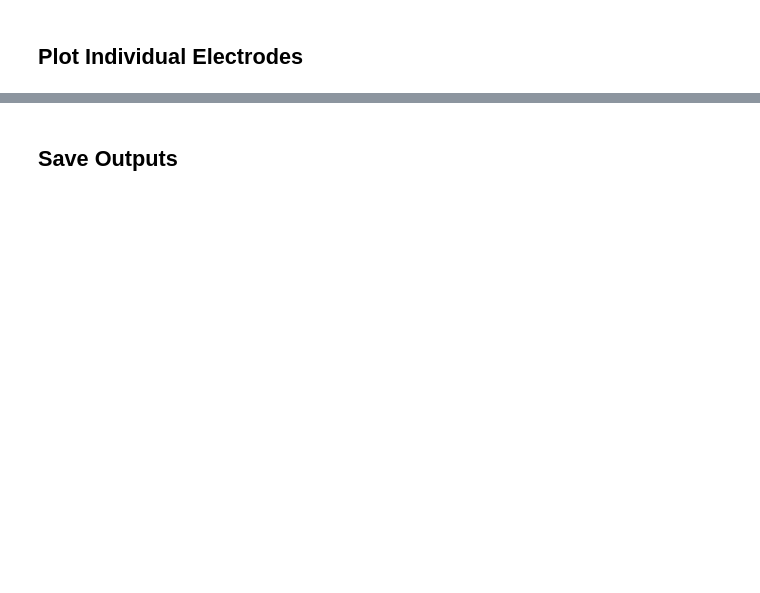
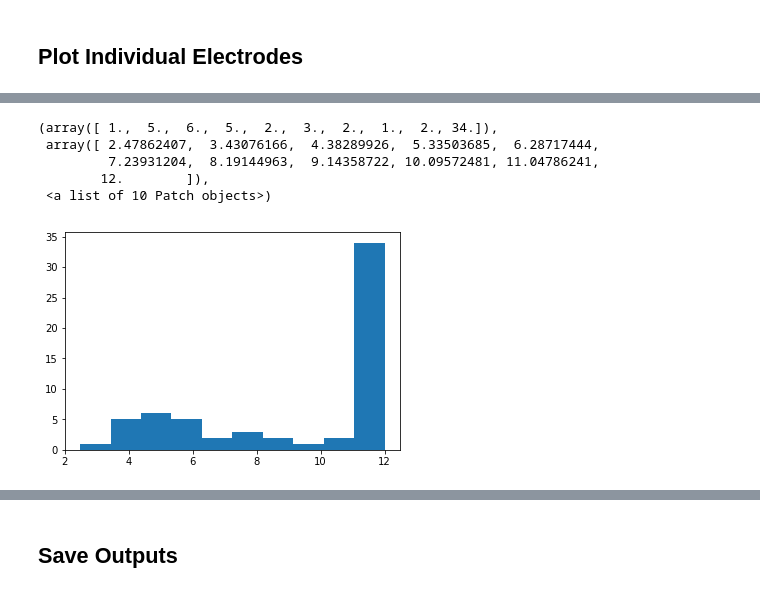
Before and after one commit to bentleylab/PRJ_Stroop, a Jupyter notebook: SBJ13b_FOOOF.ipynb, the cells around one changed output, grey strips where cells are left out. Drawn from its saved outputs; the diff is of its cells as text; code cells hidden in the pictures; blank space fills up the shorter version.

```diff
--- a/SBJ13b_FOOOF.ipynb
+++ b/SBJ13b_FOOOF.ipynb
@@ -58,0 +103,10 @@ fg.report(freqs,psds, [1,50])
+# %%
+bw = fg.get_all_data('peak_params','BW')
+plt.hist(bw[:,0])
+# %% [output]
+(array([ 1.,  5.,  6.,  5.,  2.,  3.,  2.,  1.,  2., 34.]),
+ array([ 2.47862407,  3.43076166,  4.38289926,  5.33503685,  6.28717444,
+         7.23931204,  8.19144963,  9.14358722, 10.09572481, 11.04786241,
+        12.        ]),
+ <a list of 10 Patch objects>)
+[figure, added]
```
Also changed, not shown: parts of 26 cells of this notebook, 16 other files.
